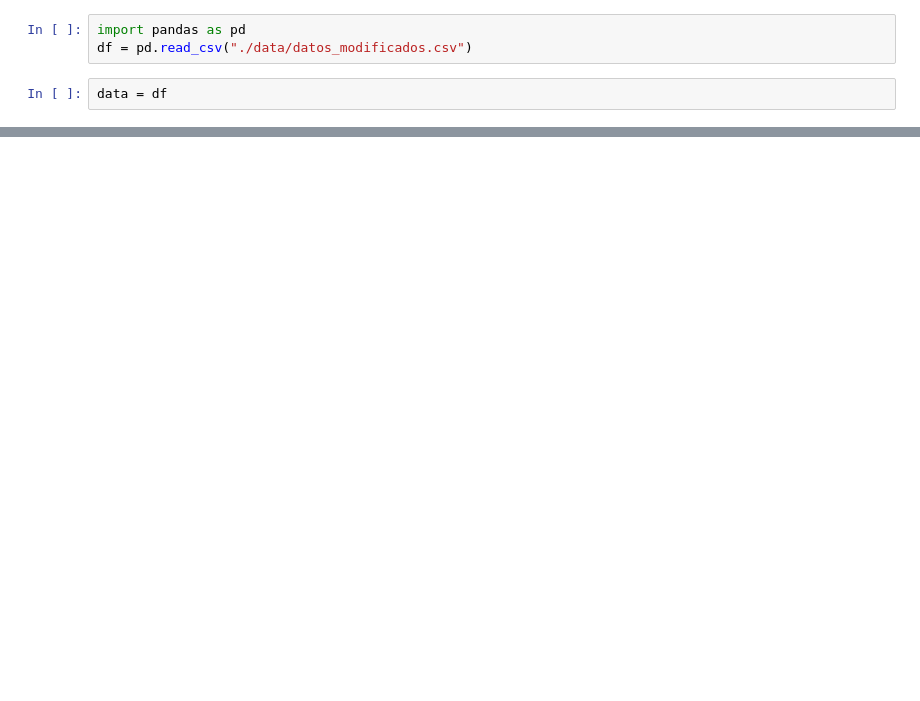
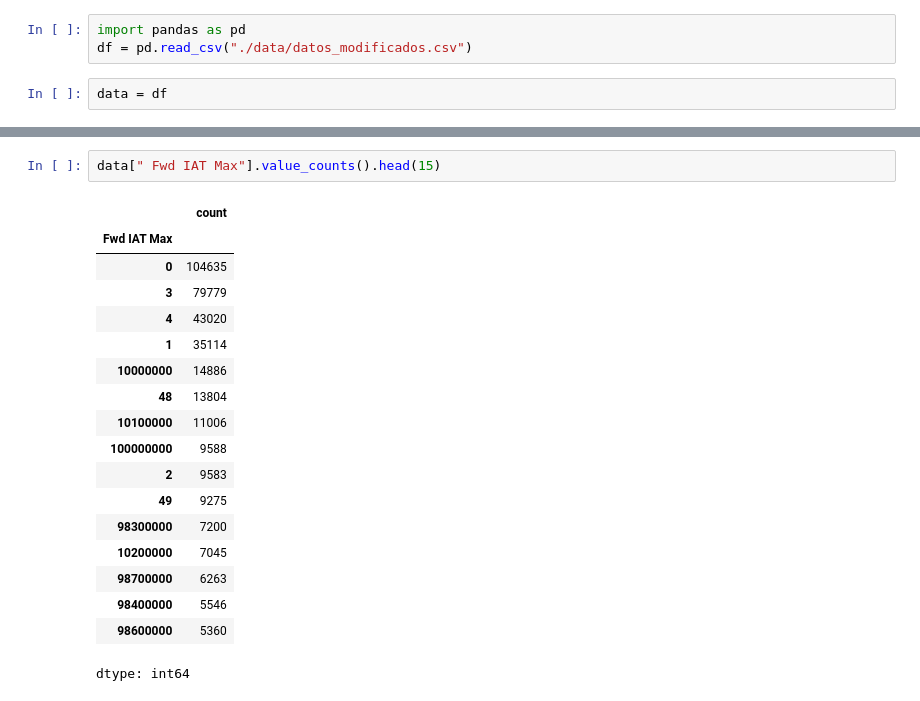
Before and after one commit to arantafall/prediccion-ataques-ciber, a Jupyter notebook: AnalisisEDA.ipynb, the cells around one changed output, grey strips where cells are left out. Cells and saved outputs as stored; diff of their text form; blank space fills up the shorter version.

```diff
--- a/AnalisisEDA.ipynb
+++ b/AnalisisEDA.ipynb
@@ -60,0 +102,21 @@ dtype: int64
+# %%
+data[" Fwd IAT Max"].value_counts().head(15)
+# %% [output]
+|  | count |
+| Fwd IAT Max |  |
+| 0 | 104635 |
+| 3 | 79779 |
+| 4 | 43020 |
+| 1 | 35114 |
+| 10000000 | 14886 |
+| 48 | 13804 |
+| 10100000 | 11006 |
+| 100000000 | 9588 |
+| 2 | 9583 |
+| 49 | 9275 |
+| 98300000 | 7200 |
+| 10200000 | 7045 |
+| 98700000 | 6263 |
+| 98400000 | 5546 |
+| 98600000 | 5360 |
+dtype: int64
```
Also changed, not shown: parts of 10 cells of this notebook.
